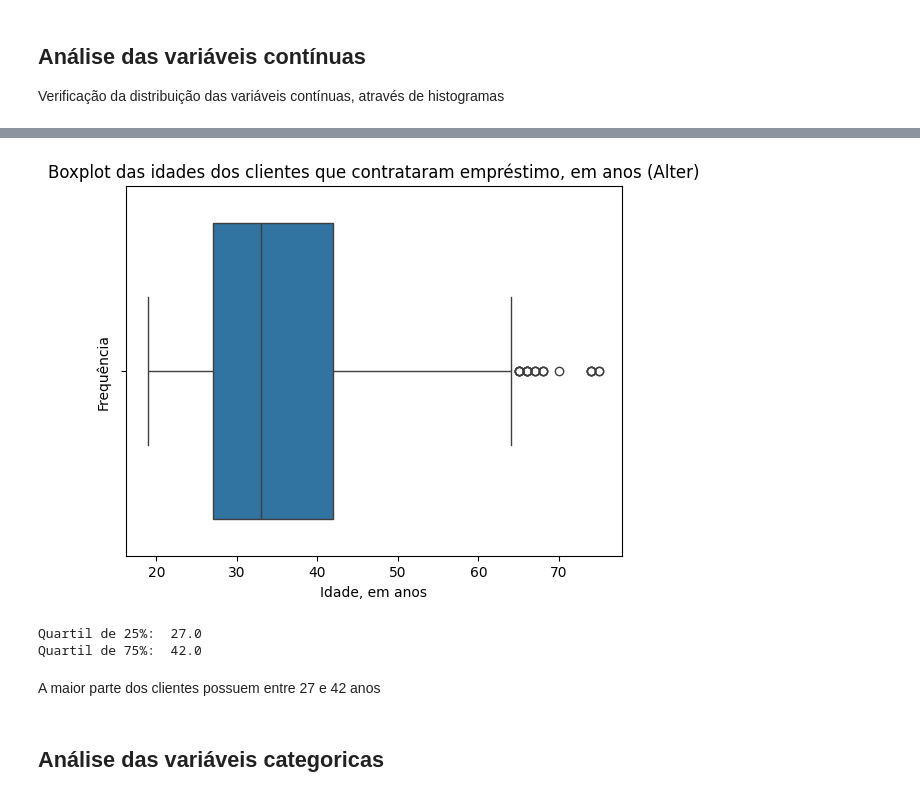
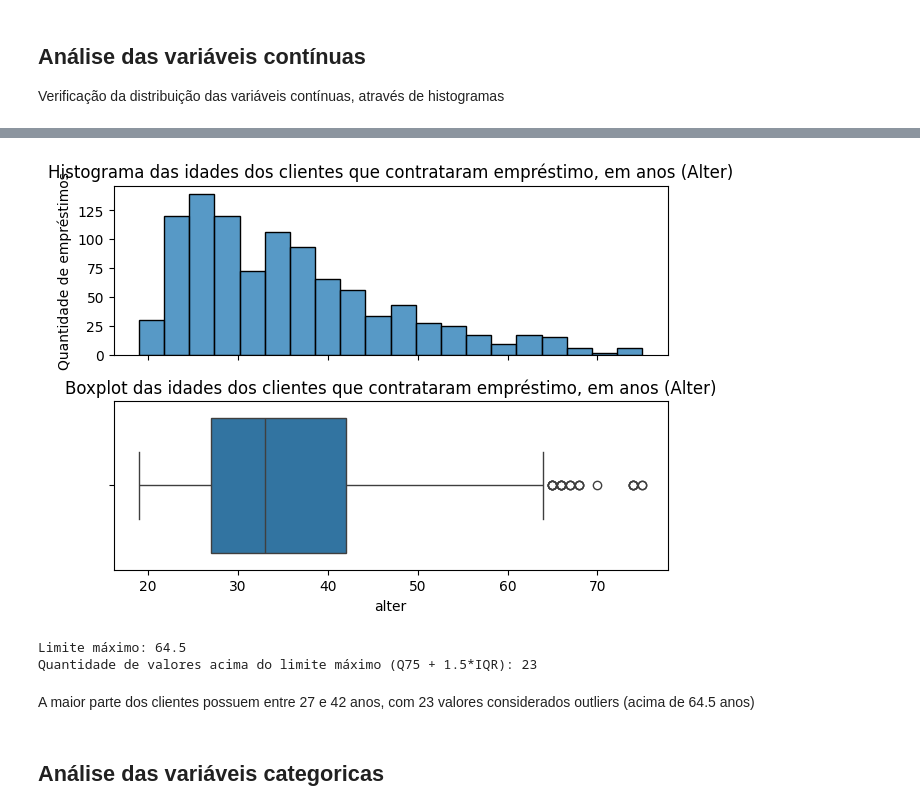
Before and after one commit to rbeni/south-german-credit, a Jupyter notebook: eda.ipynb, the cells around one changed output, grey strips where cells are left out. Drawn from its saved outputs; the diff is of its cells as text; code cells hidden in the pictures.

```diff
--- a/eda.ipynb
+++ b/eda.ipynb
@@ -221,20 +190,29 @@ plt.show()
-# %%
-sns.boxplot(x=df['alter'])
-
-plt.title('Boxplot das idades dos clientes que contrataram empréstimo, em anos (Alter)')
-plt.xlabel('Idade, em anos')
-plt.ylabel('Frequência')
-
-plt.show()
-
-print('Quartil de 25%: ', df['alter'].quantile(0.25))
-print('Quartil de 75%: ', df['alter'].quantile(0.75))
-# %% [output]
-[figure, removed]
-Quartil de 25%:  27.0
-Quartil de 75%:  42.0
+# %%
+fig, axs = plt.subplots(2, 1, sharex=True, tight_layout=True)
+
+sns.histplot(df['alter'], kde=False, bins=20, ax=axs[0])
+sns.boxplot(x=df['alter'], ax=axs[1])
+
+axs[0].set_title('Histograma das idades dos clientes que contrataram empréstimo, em anos (Alter)')
+axs[0].set_ylabel('Quantidade de empréstimos')
+
+axs[1].set_title('Boxplot das idades dos clientes que contrataram empréstimo, em anos (Alter)')
+
+plt.show()
+
+q25 = df['alter'].quantile(0.25)
+q75 = df['alter'].quantile(0.75)
+range = q75 - q25
+outlier = q75+1.5*range
+q_outlier = df[df['alter'] > outlier]['alter'].count()
+print('Limite máximo:', outlier)
+print('Quantidade de valores acima do limite máximo (Q75 + 1.5*IQR):', q_outlier)
+# %% [output]
+[figure, added]
+Limite máximo: 64.5
+Quantidade de valores acima do limite máximo (Q75 + 1.5*IQR): 23
 # %% [markdown]
-A maior parte dos clientes possuem entre 27 e 42 anos
+A maior parte dos clientes possuem entre 27 e 42 anos, com 23 valores considerados outliers (acima de 64.5 anos)
 # %% [markdown]
 ## Análise das variáveis categoricas
 # %%
```
Also changed, not shown: parts of 75 cells of this notebook, 4 other files.
